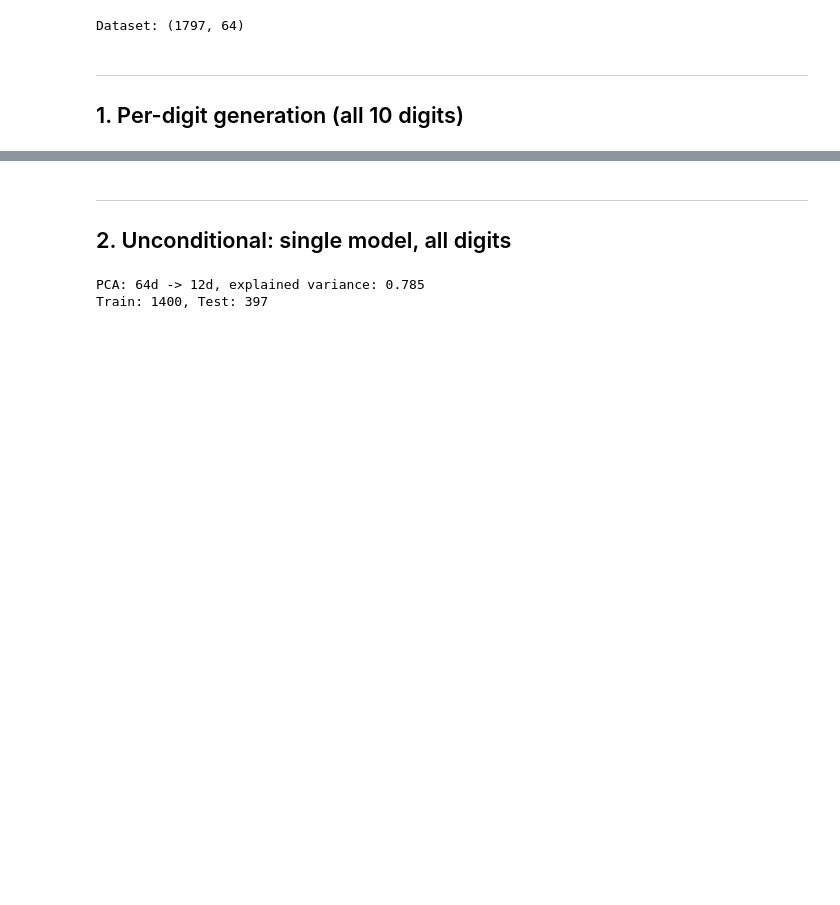
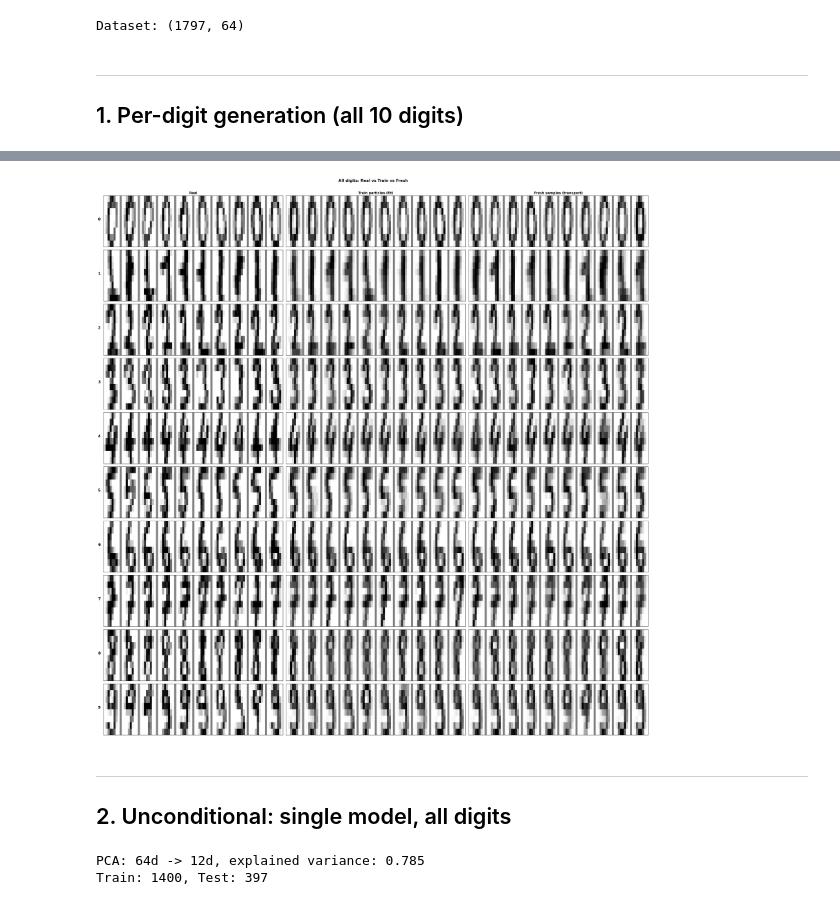
Before and after one commit to RaffoLuca18/Embedded_Interpolants, a Jupyter notebook: experiments/mnist_experiment.ipynb, the cells around one changed output, grey strips where cells are left out. Drawn from its saved outputs; the diff is of its cells as text; code cells hidden in the pictures; blank space fills up the shorter version.

```diff
--- a/experiments/mnist_experiment.ipynb
+++ b/experiments/mnist_experiment.ipynb
@@ -92,3 +150,19 @@ plt.tight_layout(); plt.show()
+# %%
+fig, axes = plt.subplots(10, 3, figsize=(28, 28))
+for digit in range(10):
+    r = results[digit]
+    show_digits(r['real'], n=10, ax=axes[digit,0])
+    show_digits(r['train_pixels'], n=10, ax=axes[digit,1])
+    show_digits(r['fresh_pixels'], n=10, ax=axes[digit,2])
+    axes[digit,0].set_ylabel(f'{digit}', fontsize=14, fontweight='bold', rotation=0, labelpad=15)
+    if digit==0:
+        axes[digit,0].set_title('Real', fontsize=12, fontweight='bold')
+        axes[digit,1].set_title('Train particles (fit)', fontsize=12, fontweight='bold')
+        axes[digit,2].set_title('Fresh samples (transport)', fontsize=12, fontweight='bold')
+fig.suptitle('All digits: Real vs Train vs Fresh', fontweight='bold', fontsize=14, y=1.005)
+plt.tight_layout(); plt.show()
+# %% [output]
+[figure, added]
 # %% [markdown]
 ---
 ## 2. Unconditional: single model, all digits
```
Also changed, not shown: parts of 7 cells of this notebook, 1 other file.
